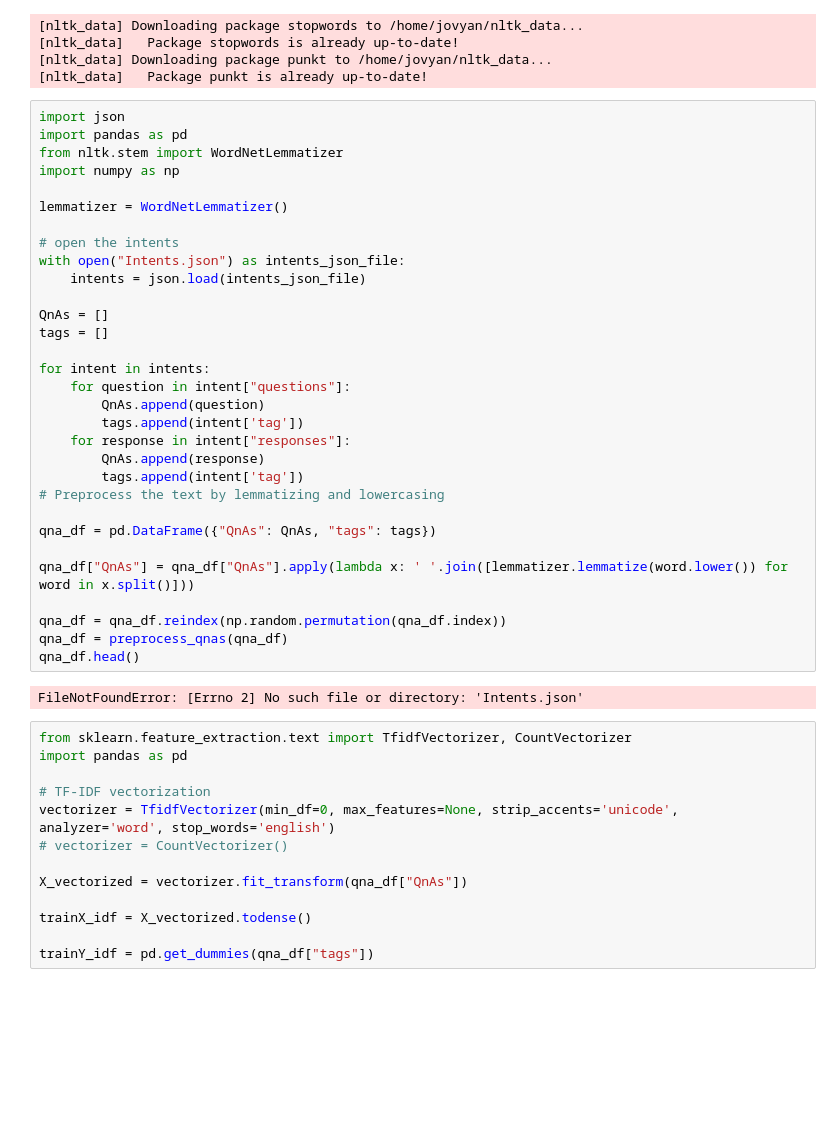
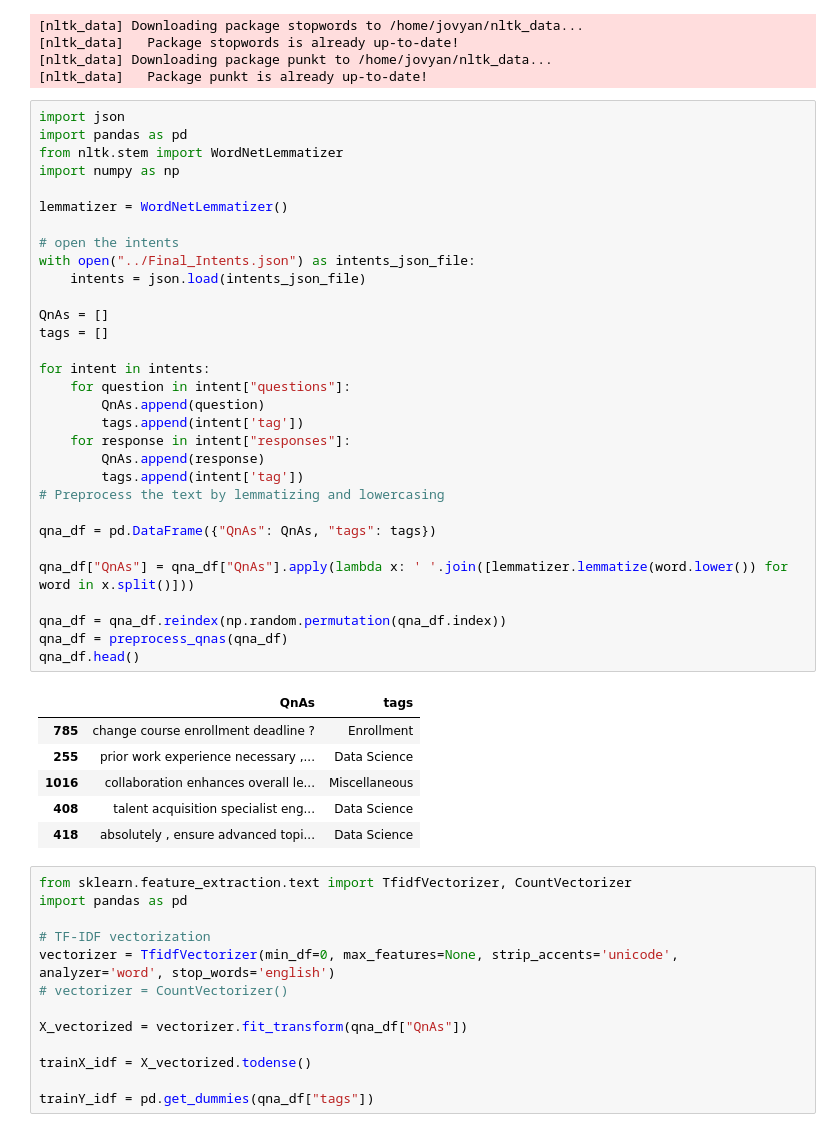
Before and after one commit to FREDRICKKYEKI/Moringa-AI-Chatbot, a Jupyter notebook: chunk_FREDRICK/modelling.ipynb, the cells around one changed output. Saved outputs shown, nothing was run; the diff lists cells and outputs as text; blank space fills up the shorter version.

Commit message:
new intent list

```diff
--- a/chunk_FREDRICK/modelling.ipynb
+++ b/chunk_FREDRICK/modelling.ipynb
@@ -512,35 +512,40 @@ def preprocess_qnas(df):
 import json
 import pandas as pd
 from nltk.stem import WordNetLemmatizer
 import numpy as np
 
 lemmatizer = WordNetLemmatizer()
 
 # open the intents
-with open("Intents.json") as intents_json_file:
+with open("../Final_Intents.json") as intents_json_file:
     intents = json.load(intents_json_file)
 
 QnAs = []
 tags = []
 
 for intent in intents:
     for question in intent["questions"]:
         QnAs.append(question)
         tags.append(intent['tag'])
     for response in intent["responses"]:
         QnAs.append(response)
         tags.append(intent['tag'])
 # Preprocess the text by lemmatizing and lowercasing
 
 qna_df = pd.DataFrame({"QnAs": QnAs, "tags": tags})
 
 qna_df["QnAs"] = qna_df["QnAs"].apply(lambda x: ' '.join([lemmatizer.lemmatize(word.lower()) for word in x.split()]))
 
 qna_df = qna_df.reindex(np.random.permutation(qna_df.index))
 qna_df = preprocess_qnas(qna_df)
 qna_df.head()
 # %% [output]
-FileNotFoundError: [Errno 2] No such file or directory: 'Intents.json'
+|  | QnAs | tags |
+| 785 | change course enrollment deadline ? | Enrollment |
+| 255 | prior work experience necessary ,... | Data Science |
+| 1016 | collaboration enhances overall le... | Miscellaneous |
+| 408 | talent acquisition specialist eng... | Data Science |
+| 418 | absolutely , ensure advanced topi... | Data Science |
 # %%
 from sklearn.feature_extraction.text import TfidfVectorizer, CountVectorizer
 import pandas as pd
```
Also changed, not shown: parts of 6 cells of this notebook, 2 other files.
